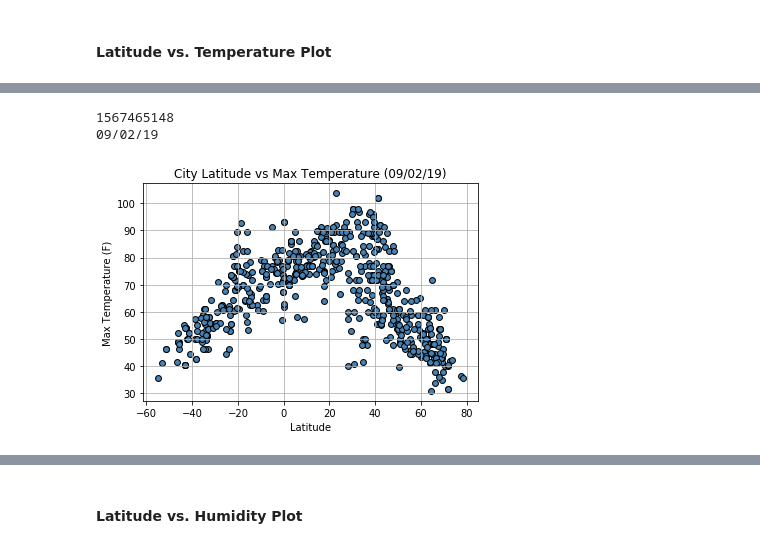
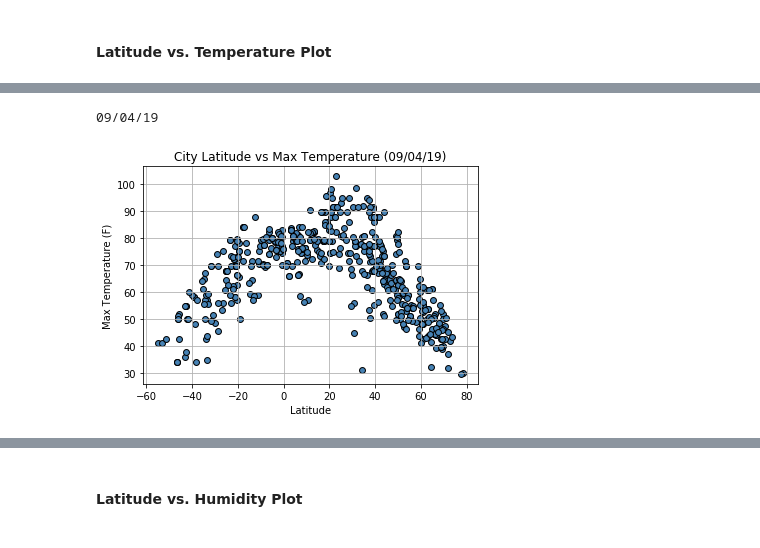
Before and after one commit to debraf86/python-api-challenge, a Jupyter notebook: WeatherPy.ipynb, the cells around one changed output, grey strips where cells are left out. Cells and saved outputs as stored; diff of their text form; code cells hidden in the pictures.

```diff
--- a/WeatherPy.ipynb
+++ b/WeatherPy.ipynb
@@ -66,10 +62,10 @@ base_url = "http://api.openweathermap.org/data/2.5/weather?"
 params = {
     "appid": api_key,
     "units": "imperial",
-    params["q"]:city
+    "q":city
 }
 
-i= 1
+i= 0
 j= 1
 # Loop through the list of cities and perform a request for data on each
 weather_data = []
@@ -77,13 +73,10 @@ for city in cities:
     params["q"]= city
     response = requests.get(base_url, params=params)
     response_json = response.json()
-    #print(response.url)
-
 
     try:
         data = {
             "city": city,
-            #"id":  response_json["coord"]["id"],
             "country":response_json["sys"]["country"],
             "lat": response_json["coord"]["lat"],
             "lon": response_json["coord"]["lon"],
@@ -95,14 +88,16 @@ for city in cities:
             "date": response_json["dt"]
         }
 
+# check for a valid city
     except KeyError as e:
         print(f"City not found... skipping" )
 
     print(f"Processing Record {i} of Set {j} | {city}")
 
-    print(data)
+# print(data)
     weather_data.append(data)
 
+# get the data in chunks of 50
     if i == 50:
         i=0
         if j== 10:
@@ -112,7 +107,7 @@ for city in cities:
     else:
         i+=1
 
-#weather_data
+# create a dataframe for the weather data
 weather_df = pd.DataFrame(weather_data)
 weather_df.head()
 # %% [output]
@@ -258,33 +167,35 @@ Successfully installed tzlocal-2.0.0
 # %%
 # Build a scatter plot for each data type
 #plt.scatter(weather_data["lat"], weather_data["temp"], marker="o")#this is not a dataframe
 
 from datetime import datetime
 import tzlocal  # $ pip install tzlocal
 
+#df = weather_df
+
 date=weather_df["date"]
-print(date[0])
+
 unix_timestamp = float(date[0])
 local_timezone = tzlocal.get_localzone() # get pytz timezone
 local_time = datetime.fromtimestamp(unix_timestamp, local_timezone)
 local_time_format = local_time.strftime("%m/%d/%y")
 print(local_time_format)
+
 title = "City Latitude vs Max Temperature (" + local_time_format + ")"
-df.plot.scatter(x="lat",y="temp", c="steelblue",s=35, edgecolor="black")  #this uses a dataframe
+weather_df.plot.scatter(x="lat",y="temp", c="steelblue",s=35, edgecolor="black")  #this uses a dataframe
 
 # Incorporate the other graph properties
 plt.title(title)
 
 plt.ylabel("Max Temperature (F)")
 plt.xlabel("Latitude")
 plt.grid(True)
 
 # Save the figure
 plt.savefig("MaxTemperatureInWorldCities.png")
 
 # Show plot
 plt.show()
 # %% [output]
-1567465148
-09/02/19
+09/04/19
-[figure, old version]
+[figure, new version]
```
Also changed, not shown: parts of 20 cells of this notebook, 5 other files.
